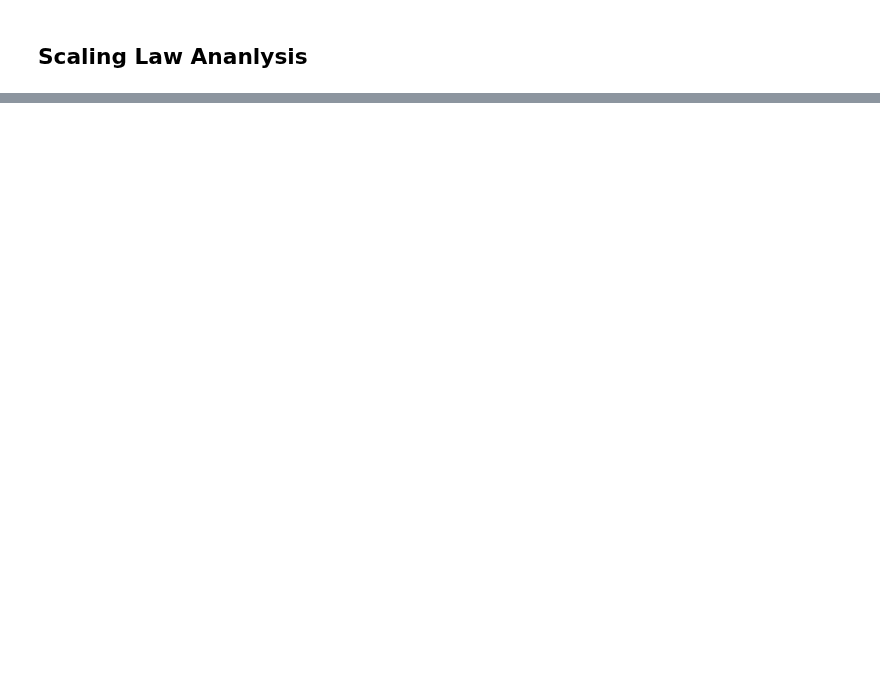
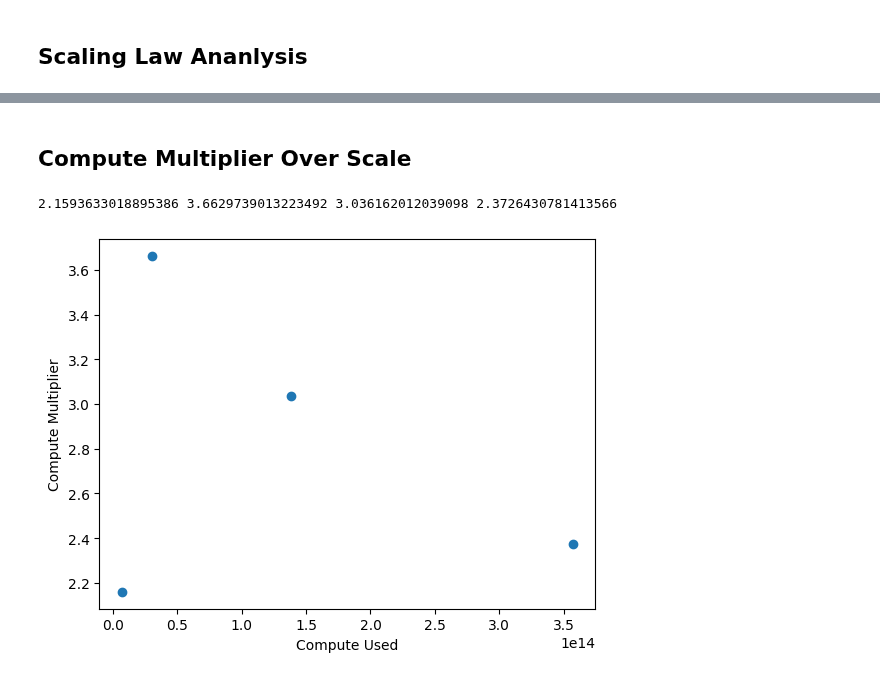
Before and after one commit to hansgundlach/Experimental_Progress, a Jupyter notebook: experimental_analysis/scaling_law_analysis.ipynb, the cells around one changed output, grey strips where cells are left out. Cells and saved outputs as stored; diff of their text form; code cells hidden in the pictures; blank space fills up the shorter version.

```diff
--- a/experimental_analysis/scaling_law_analysis.ipynb
+++ b/experimental_analysis/scaling_law_analysis.ipynb
@@ -86,0 +159,28 @@ Power law fit: y = 4.2032e+02 * x^(-0.1496)
+# %% [markdown]
+## Compute Multiplier Over Scale
+# %%
+
+def compute_multiplier(loss_1, loss_2, irreducible = 1.76):
+    compute_effect = 0.154
+    diff = np.log(loss_1-irreducible)-np.log(loss_2-irreducible)
+    return np.exp(diff/compute_effect)
+
+
+
+compute_multiplier_16 = compute_multiplier(last_line_16_no_rotary['validation_loss'],last_line_16['validation_loss'])
+compute_multiplier_32 = compute_multiplier(last_line_32_no_rotary['validation_loss'],last_line_32['validation_loss'])
+compute_multiplier_64 = compute_multiplier(last_line_64_no_rotary['validation_loss'],last_line_64['validation_loss'])
+compute_multiplier_96 = compute_multiplier(last_line_96_no_rotary['validation_loss'],last_line_96['validation_loss'])
+
+
+print(compute_multiplier_16, compute_multiplier_32, compute_multiplier_64, compute_multiplier_96)
+#graph compute multiplier vs compute used
+compute_multipliers = [compute_multiplier_16, compute_multiplier_32, compute_multiplier_64, compute_multiplier_96]
+
+plt.scatter(final_compute, compute_multipliers)
+plt.xlabel('Compute Used')
+plt.ylabel('Compute Multiplier')
+plt.show()
+# %% [output]
+2.1593633018895386 3.6629739013223492 3.036162012039098 2.3726430781413566
+[figure, added]
```
Also changed, not shown: parts of 4 cells of this notebook, 3 other files.
